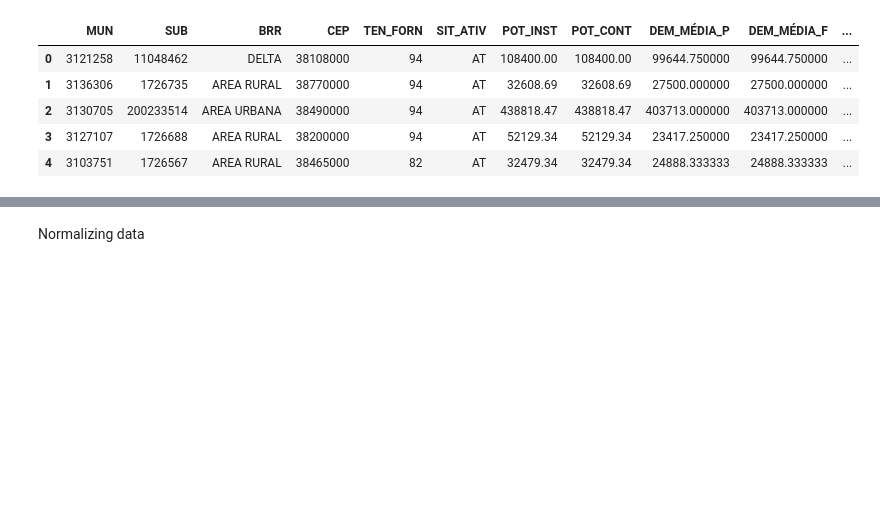
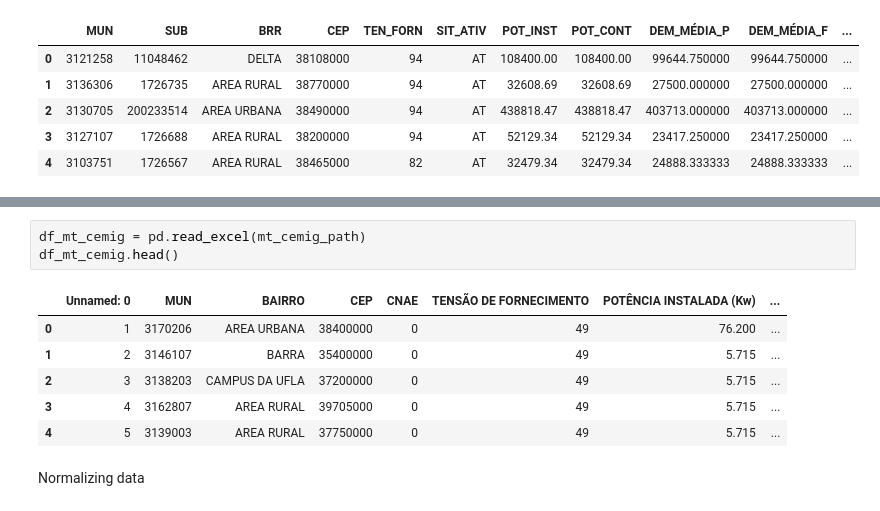
Before and after one commit to wsilveira-splunk/projeto_final_ciencia_dados_02_2020, a Jupyter notebook: projeto_final_ciencia_dados_02_2020.ipynb, the cells around one changed output, grey strips where cells are left out. Saved outputs shown, nothing was run; the diff lists cells and outputs as text; blank space fills up the shorter version.

```diff
--- a/projeto_final_ciencia_dados_02_2020.ipynb
+++ b/projeto_final_ciencia_dados_02_2020.ipynb
@@ -44,3 +59,13 @@ df_at_cemig.head()
+# %%
+df_mt_cemig = pd.read_excel(mt_cemig_path)
+df_mt_cemig.head()
+# %% [output]
+|  | Unnamed: 0 | MUN | BAIRRO | CEP | CNAE | TENSÃO DE FORNECIMENTO | POTÊNCIA INSTALADA (Kw) | ... |
+| 0 | 1 | 3170206 | AREA URBANA | 38400000 | 0 | 49 | 76.200 | ... |
+| 1 | 2 | 3146107 | BARRA | 35400000 | 0 | 49 | 5.715 | ... |
+| 2 | 3 | 3138203 | CAMPUS DA UFLA | 37200000 | 0 | 49 | 5.715 | ... |
+| 3 | 4 | 3162807 | AREA RURAL | 39705000 | 0 | 49 | 5.715 | ... |
+| 4 | 5 | 3139003 | AREA RURAL | 37750000 | 0 | 49 | 5.715 | ... |
 # %% [markdown]
 
 Normalizing data
```
Also changed, not shown: parts of 5 cells of this notebook.
